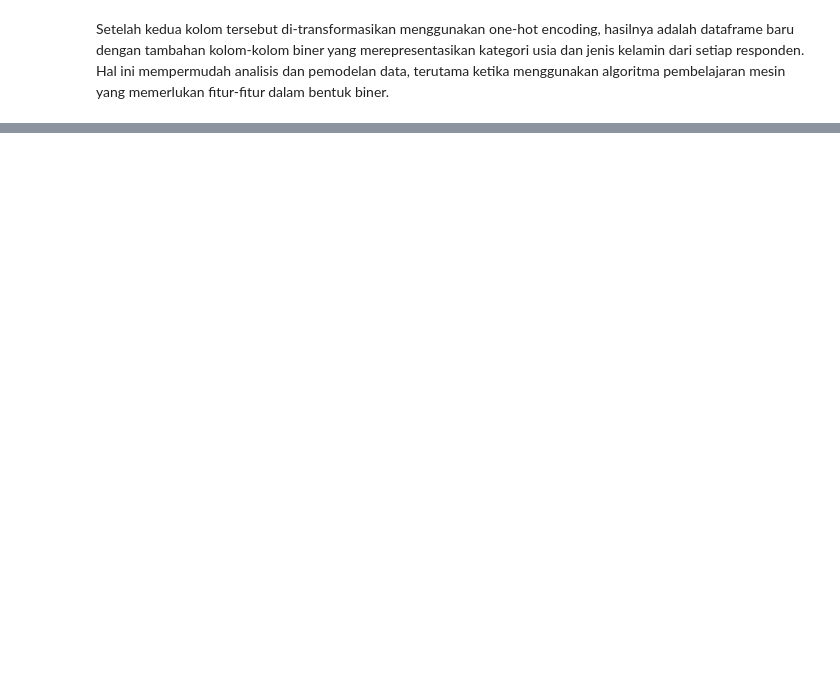
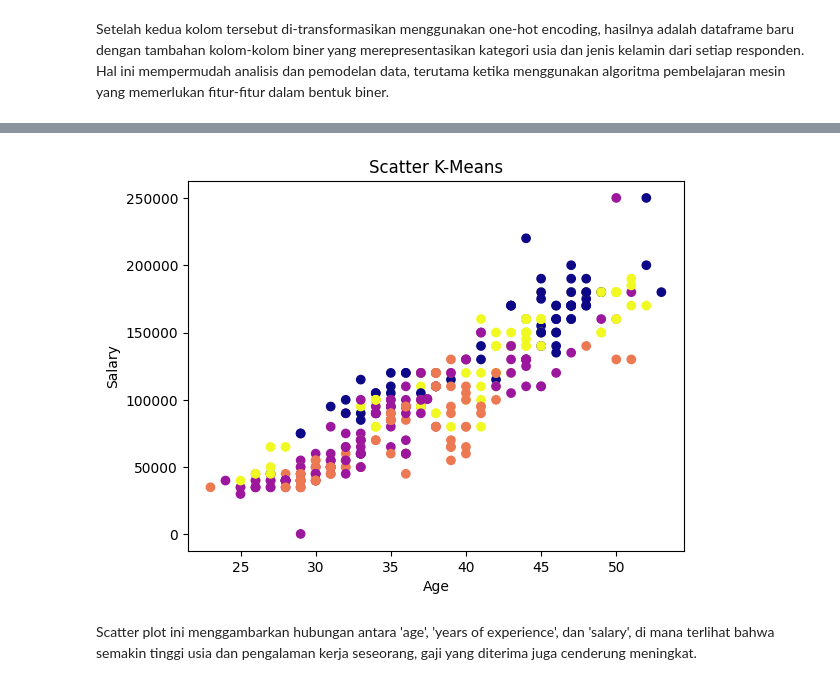
Before and after one commit to Udinkosd/Data-Mining-2024, a Jupyter notebook: Salary_Data.ipynb, the cells around one changed output, grey strips where cells are left out. Saved outputs shown, nothing was run; the diff lists cells and outputs as text; code cells hidden in the pictures; blank space fills up the shorter version.

```diff
--- a/Salary_Data.ipynb
+++ b/Salary_Data.ipynb
@@ -709,0 +850,14 @@ df.to_csv('/content/drive/My Drive/Data Cleaned.csv', index=False)
+# %%
+x = combined_data_assoc['Age']
+y = combined_data_assoc['Salary']
+label = combined_data_assoc['kmeans_cluster']
+
+plt.scatter(x, y, c=label, cmap='plasma')
+plt.title('Scatter K-Means')
+plt.xlabel('Age')
+plt.ylabel('Salary')
+plt.show()
+# %% [output]
+[figure, added]
+# %% [markdown]
+Scatter plot ini menggambarkan hubungan antara 'age', 'years of experience', dan 'salary', di mana terlihat bahwa semakin tinggi usia dan pengalaman kerja seseorang, gaji yang diterima juga cenderung meningkat.
```
Also changed, not shown: parts of 87 cells of this notebook.
